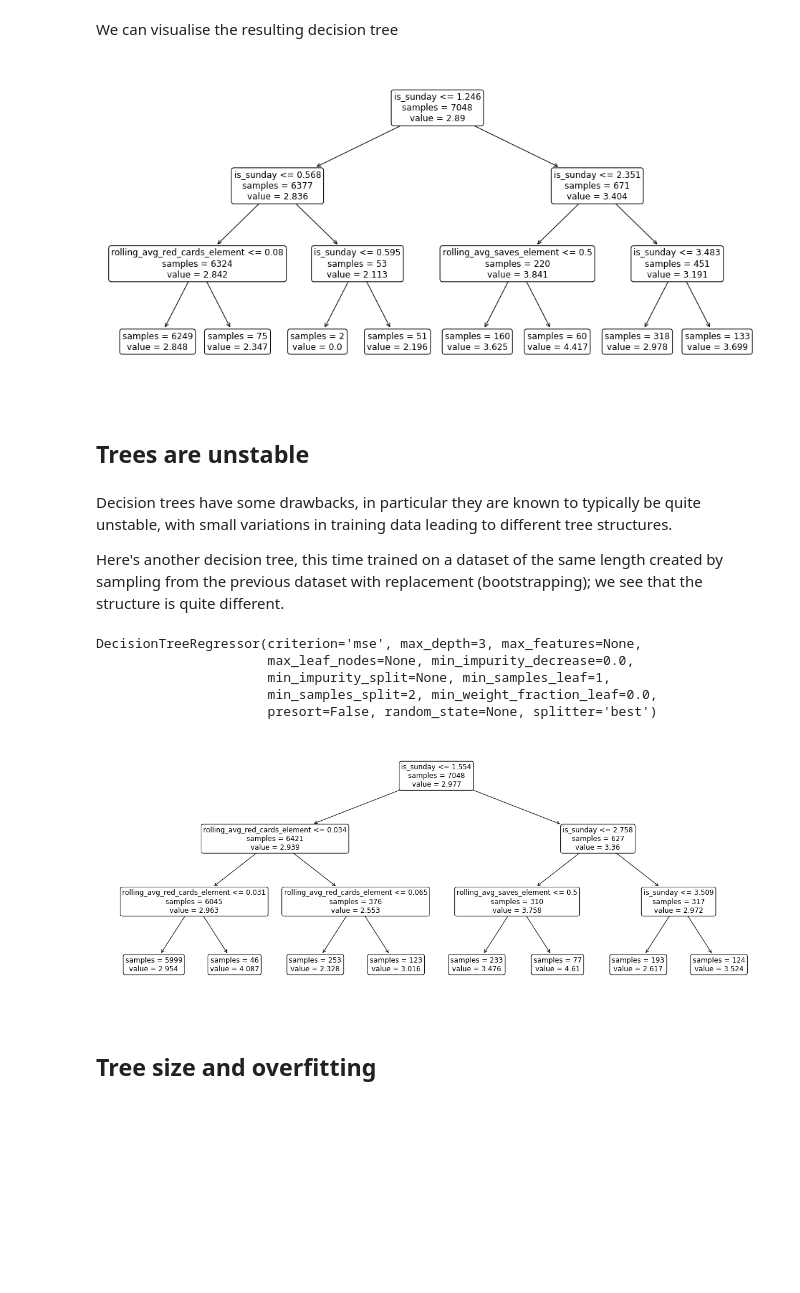
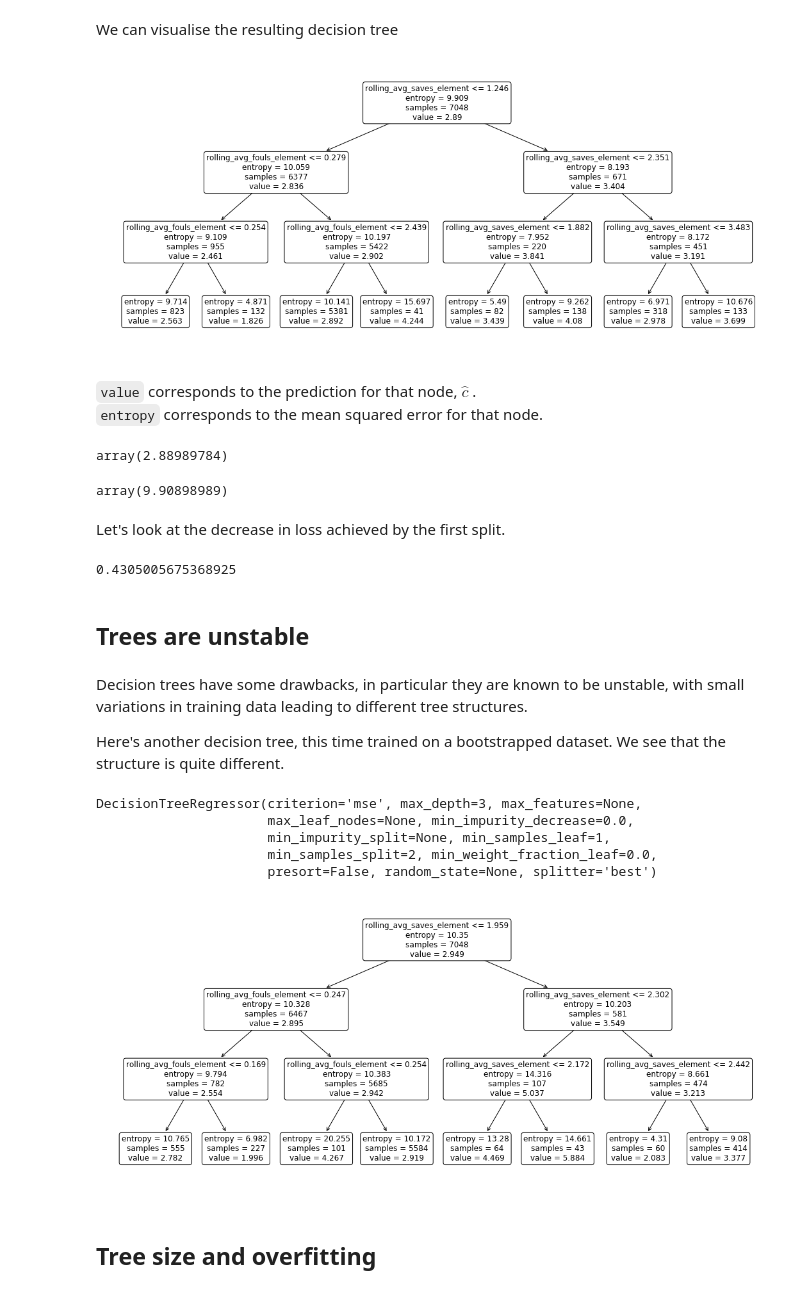
Before and after one commit to thomas-woodruff/footbot, a Jupyter notebook: app/notebooks/v1/00.01 Tree-based methods lecture.ipynb, the cells around one changed output. Cells and saved outputs as stored; diff of their text form; code cells hidden in the pictures; blank space fills up the shorter version.

```diff
--- a/app/notebooks/v1/00.01 Tree-based methods lecture.ipynb
+++ b/app/notebooks/v1/00.01 Tree-based methods lecture.ipynb
@@ -131,9 +141,9 @@ X.design_info.column_names
 For simplicity, let's restrict our feature set to just a few features
 # %%
 example_cols = [
-    'rolling_avg_saves_element',
-    'is_sunday',
-    'rolling_avg_red_cards_element',
+    'is_early',
+    'rolling_avg_fouls_element',
+    'rolling_avg_saves_element'
 ]
 
 example_features_index = \
@@ -155,23 +175,42 @@ DecisionTreeRegressor(criterion='mse', max_depth=3, max_features=None,
 # %% [markdown]
 We can visualise the resulting decision tree
 # %%
-plt.figure(figsize=(16, 8))
+plt.figure(figsize=(18, 8))
 plot_tree(
     model_example,
-    impurity=False,
+    impurity=True,
     fontsize=12,
     rounded=True,
     feature_names=example_cols
 )
 plt.show()
 # %% [output]
-[figure, old version]
+[figure, new version]
+# %% [markdown]
+`value` corresponds to the prediction for that node, $ \hat c $ .
+`entropy` corresponds to the mean squared error for that node.
+# %%
+# for the first node
+y.mean()
+# %% [output]
+array(2.88989784)
+# %%
+# for the first node
+((y - np.mean(y))**2).mean()
+# %% [output]
+array(9.90898989)
+# %% [markdown]
+Let's look at the decrease in loss achieved by the first split.
+# %%
+9.909 - ( 7.778 * 5608 + 16.101 * 1440)/7048
+# %% [output]
+0.4305005675368925
 # %% [markdown]
 ## Trees are unstable
 # %% [markdown]
-Decision trees have some drawbacks, in particular they are known to typically be quite unstable, with small variations in training data leading to different tree structures.
+Decision trees have some drawbacks, in particular they are known to be unstable, with small variations in training data leading to different tree structures.
 
-Here's another decision tree, this time trained on a dataset of the same length created by sampling from the previous dataset with replacement (bootstrapping); we see that the structure is quite different.
+Here's another decision tree, this time trained on a bootstrapped dataset. We see that the structure is quite different.
 # %%
 data_boot = random.choices(list(zip(X_example, y.ravel())), k=len(X_example))
 X_boot = [i[0] for i in data_boot]
@@ -187,17 +226,17 @@ DecisionTreeRegressor(criterion='mse', max_depth=3, max_features=None,
                       min_samples_split=2, min_weight_fraction_leaf=0.0,
                       presort=False, random_state=None, splitter='best')
 # %%
-plt.figure(figsize=(20, 8))
+plt.figure(figsize=(18, 8))
 plot_tree(
     model_boot,
-    impurity=False,
+    impurity=True,
     fontsize=12,
     rounded=True,
     feature_names=example_cols
 )
 plt.show()
 # %% [output]
-[figure, old version]
+[figure, new version]
 # %% [markdown]
 ## Tree size and overfitting
 # %% [markdown]
```
Also changed, not shown: parts of 59 cells of this notebook, 18 other files.
